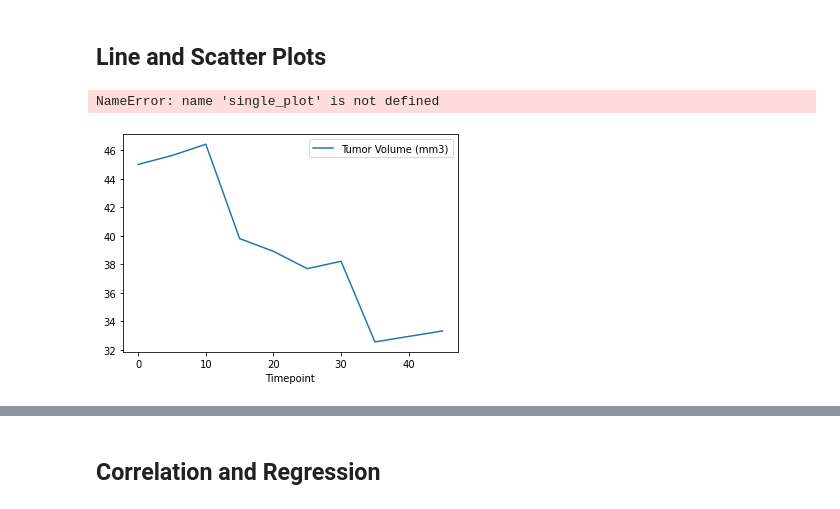
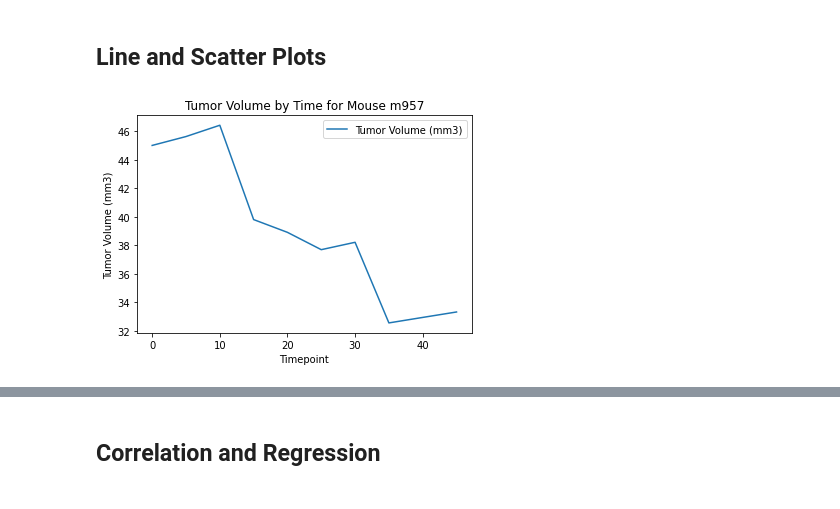
Before and after one commit to NateWitte/matplotlib-challenge, a Jupyter notebook: pymaceuticals_Witte.ipynb, the cells around one changed output, grey strips where cells are left out. Cells and saved outputs as stored; diff of their text form; code cells hidden in the pictures.

```diff
--- a/pymaceuticals_Witte.ipynb
+++ b/pymaceuticals_Witte.ipynb
@@ -303,11 +303,11 @@ plt.show()
 # %%
 # Generate a line plot of tumor volume vs. time point for a mouse treated with Capomulin
 single_mouse_df = clean_df[clean_df["Mouse ID"]=="m957"]
-singe_plot=single_mouse_df.plot.line("Timepoint","Tumor Volume (mm3)")
-single_plot.title("Tumor Volume by Time for Mouse m957")
+single_plot=single_mouse_df.plot.line("Timepoint","Tumor Volume (mm3)")
+plt.title("Tumor Volume by Time for Mouse m957")
+plt.ylabel("Tumor Volume (mm3)")
 plt.show()
 # %% [output]
-NameError: name 'single_plot' is not defined
-[figure, old version]
+[figure, new version]
 # %%
 # Generate a scatter plot of average tumor volume vs. mouse weight for the Capomulin regimen
```
Also changed, not shown: parts of 1 cell of this notebook.
